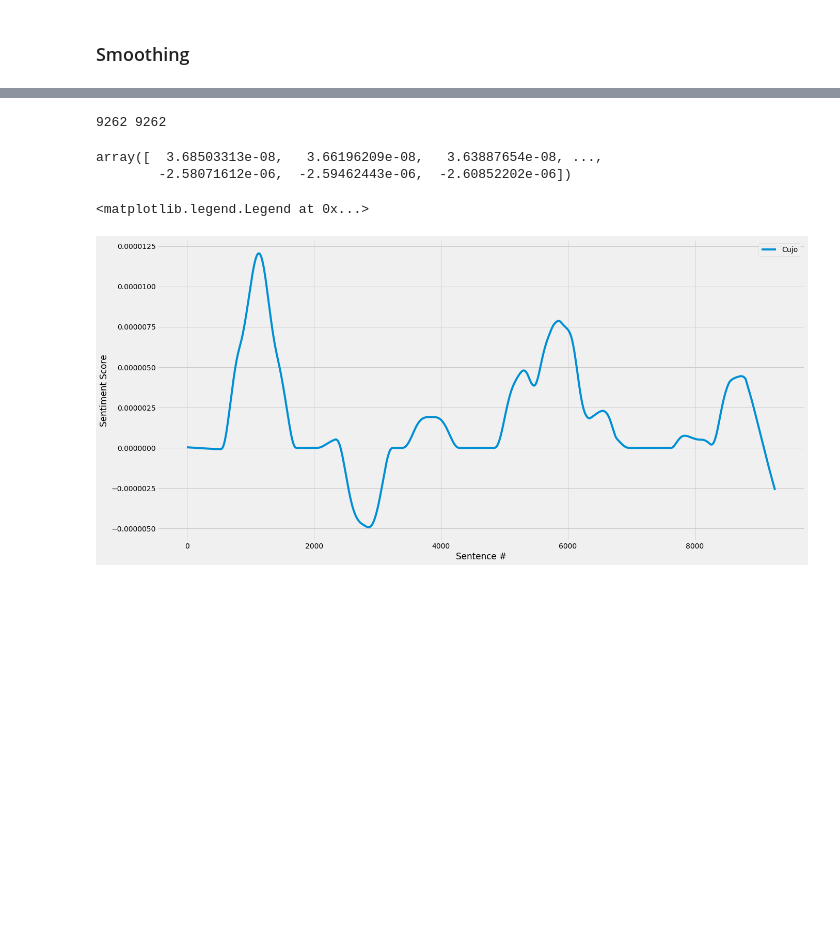
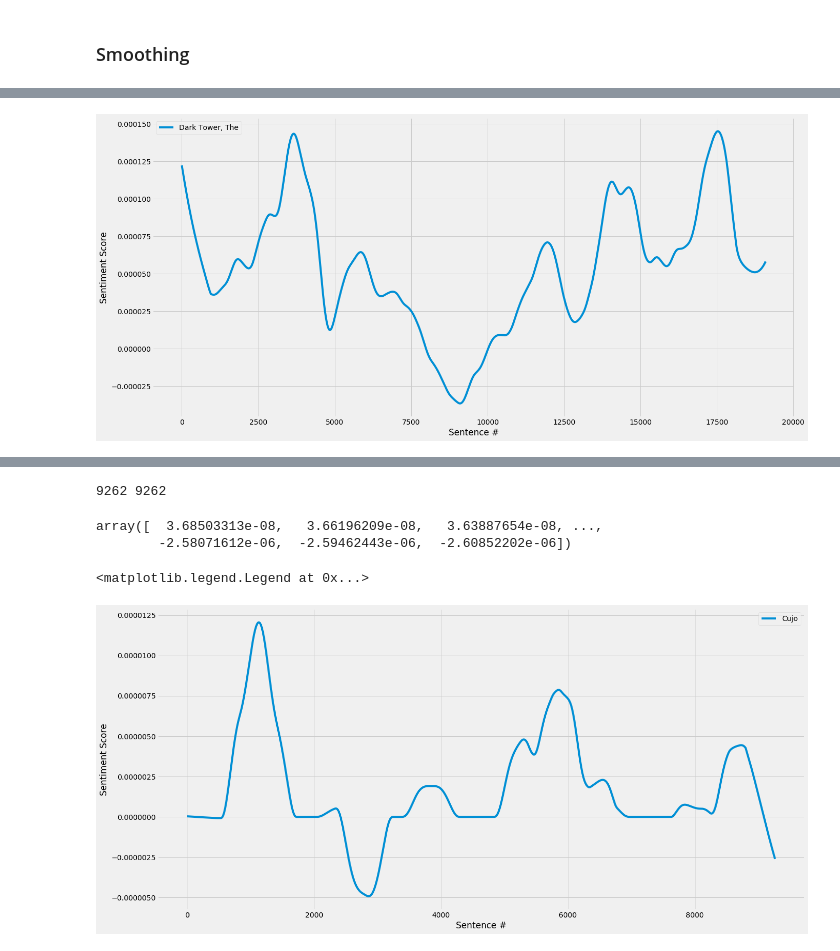
Before and after one commit to xvila/fletcher, a Jupyter notebook: data_processing.ipynb, the cells around one changed output, grey strips where cells are left out. Drawn from its saved outputs; the diff is of its cells as text; code cells hidden in the pictures; blank space fills up the shorter version.

Commit message:
more sentiment smoothing

```diff
--- a/data_processing.ipynb
+++ b/data_processing.ipynb
@@ -176,7 +176,7 @@ def tokenize_only(text):
 # %% [markdown]
 ### Sentiment
 # %%
-def sentiment(filename):
+def a_sentiment(filename):
     with open (filename, "r") as myfile:
         text=myfile.read().replace('\n', ' ')
         blob = TextBlob(text)
@@ -200,3 +202,17 @@ def sentiplot(filename, title):
+# %%
+def plot_story(title,df=sentDF,f=.1,d=0.0):
+    bookDF = df.loc[df['title'] == title]
+    sentiment = list(bookDF.sentiment)
+    lowX = list(range(1,len(sentiment)+1))
+    #print(len(sent),len(lowX))
+    low_plot = lowess(sentiment,lowX,frac=.1,return_sorted=False,delta=d)
+    f2 = interp1d(lowX, sentiment, kind='cubic')
+    title = title
+    fig = plt.figure()
+    plt.plot(low_plot,label=title)
+    plt.ylabel("Sentiment Score")
+    plt.xlabel("Sentence #")
+    plt.legend()
 # %% [markdown]
 ## Data Processing
 # %% [markdown]
@@ -546,0 +581,2 @@ plt.legend()
+# %%
+sentDF['sentiment'] = sentDF.content.apply(lambda x: TextBlob(x).sentiment[0])
@@ -548,0 +607,4 @@ plt.legend()
+# %%
+plot_story('Dark Tower, The',sentDF)
+# %% [output]
+[figure, added]
```
Also changed, not shown: parts of 66 cells of this notebook.
